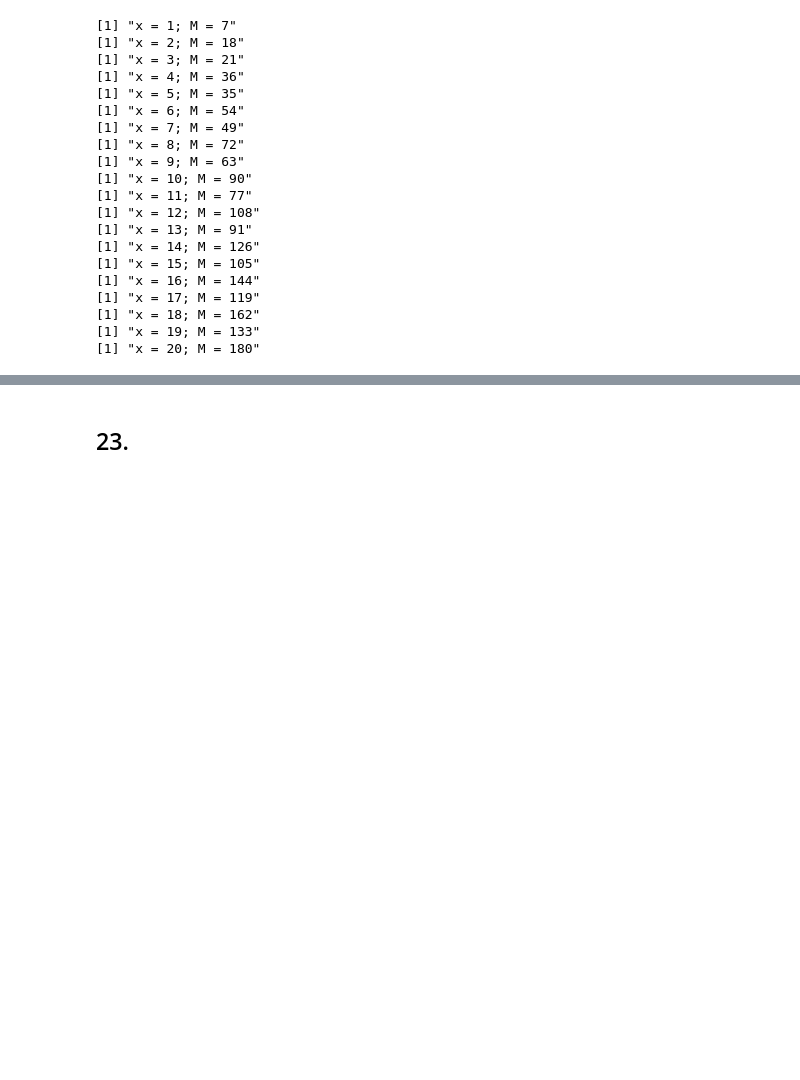
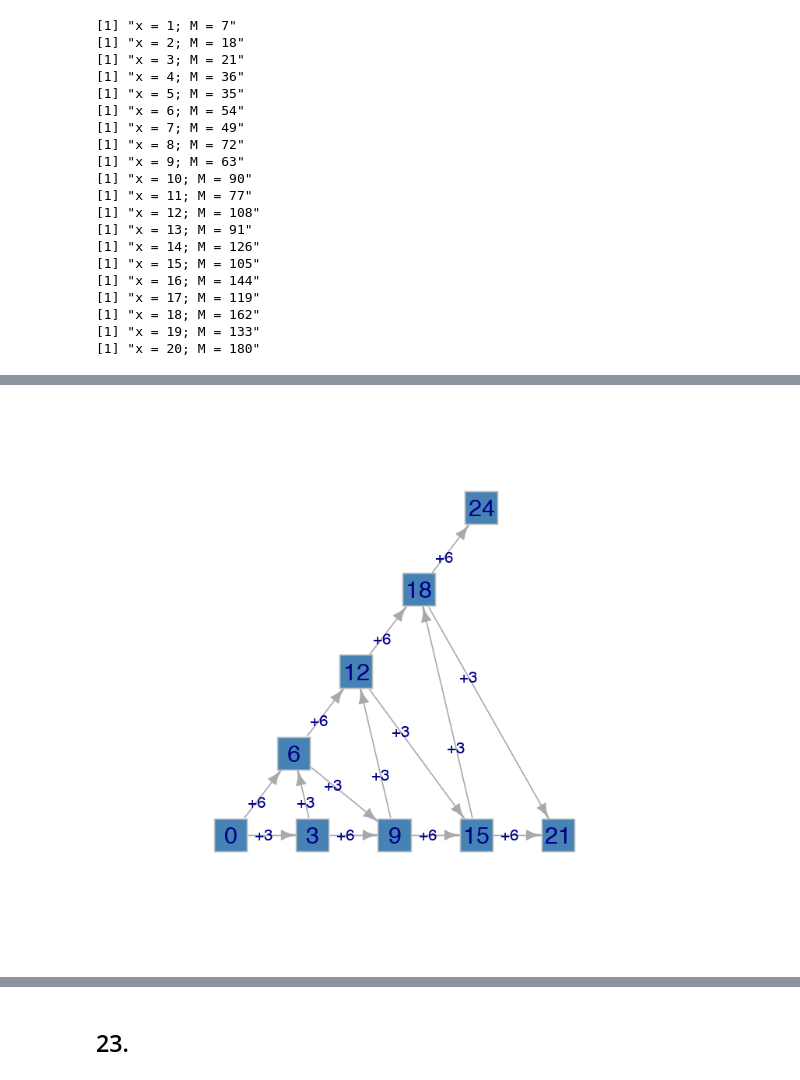
Before and after one commit to OlgaBelitskaya/it_20172018, a Jupyter notebook: 2017_Variant2_R.ipynb, the cells around one changed output, grey strips where cells are left out. Drawn from its saved outputs; the diff is of its cells as text; code cells hidden in the pictures; blank space fills up the shorter version.

```diff
--- a/2017_Variant2_R.ipynb
+++ b/2017_Variant2_R.ipynb
@@ -1084,0 +1238,17 @@ answer_dictionary[20] <- '14'
+# %%
+options(repr.plot.width=6,repr.plot.height=6)
+edges1 <- c('0','3', '0','6', '3','6', '3','9', '6','9', '6','12',
+            '9','12', '9','15', '12','15', '12','18',
+            '15','18', '15','21', '18','21', '18','24')
+
+elabels <- c('+3','+6', '+3','+6', '+3','+6', '+3','+6',
+             '+3','+6', '+3','+6', '+3','+6')
+
+g1 <- graph(edges1)
+
+plot(g1,layout=layout_as_tree(g1,circular=TRUE),
+     edge.label=elabels,vertex.color="steelblue",
+     vertex.size=20,vertex.label.cex=1.5,
+     vertex.frame.color="gray",vertex.shape='square')
+# %% [output]
+[figure, added]
```
Also changed, not shown: parts of 11 cells of this notebook, 1 other file.
